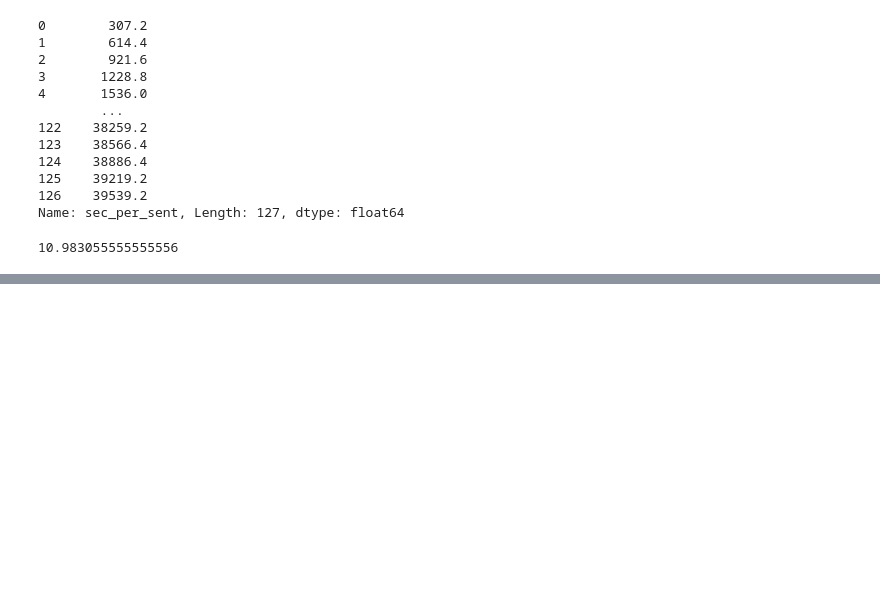
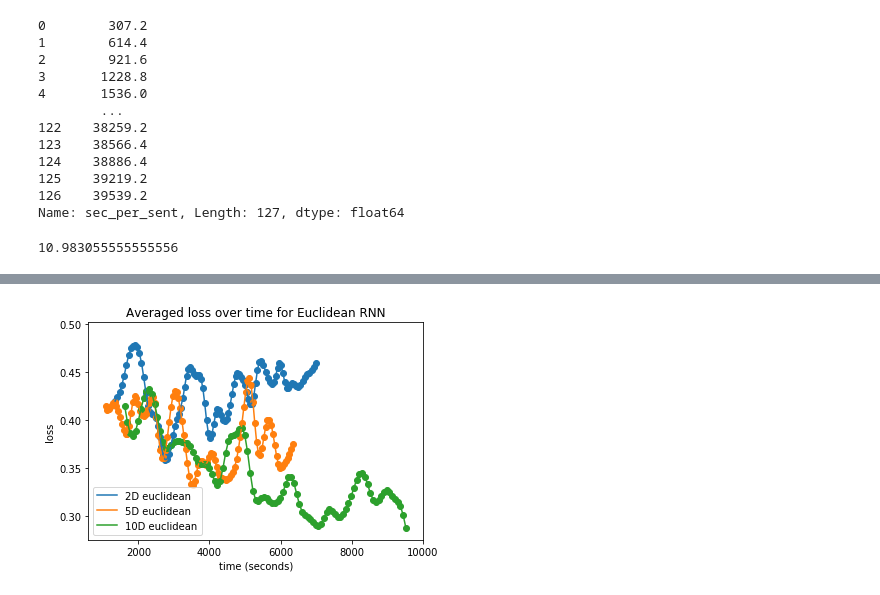
Before and after one commit to KengoA/hyperbolic_nn, a Jupyter notebook: snli_dataset/logs/Extract_logs.ipynb, the cells around one changed output, grey strips where cells are left out. Cells and saved outputs as stored; diff of their text form; code cells hidden in the pictures; blank space fills up the shorter version.

```diff
--- a/snli_dataset/logs/Extract_logs.ipynb
+++ b/snli_dataset/logs/Extract_logs.ipynb
@@ -188,0 +248,20 @@ Name: sec_per_sent, Length: 127, dtype: float64
+# %%
+time,loss = datapoints(twod_eucl_rnn_loss)
+plt.scatter(time, loss)
+plt.plot(time, loss,label='2D euclidean')
+
+time,loss = datapoints(five_eucl_rnn_loss)
+plt.scatter(time, loss)
+plt.plot(time, loss,label='5D euclidean')
+
+time, loss = datapoints(ten_eucl_rnn_loss)
+plt.scatter(time, loss)
+plt.plot(time, loss,label='10D euclidean')
+
+plt.legend()
+plt.ylabel('loss')
+plt.xlabel('time (seconds)')
+plt.title('Averaged loss over time for Euclidean RNN')
+plt.savefig('plot2.png')
+# %% [output]
+[figure, added]
```
Also changed, not shown: parts of 6 cells of this notebook.
